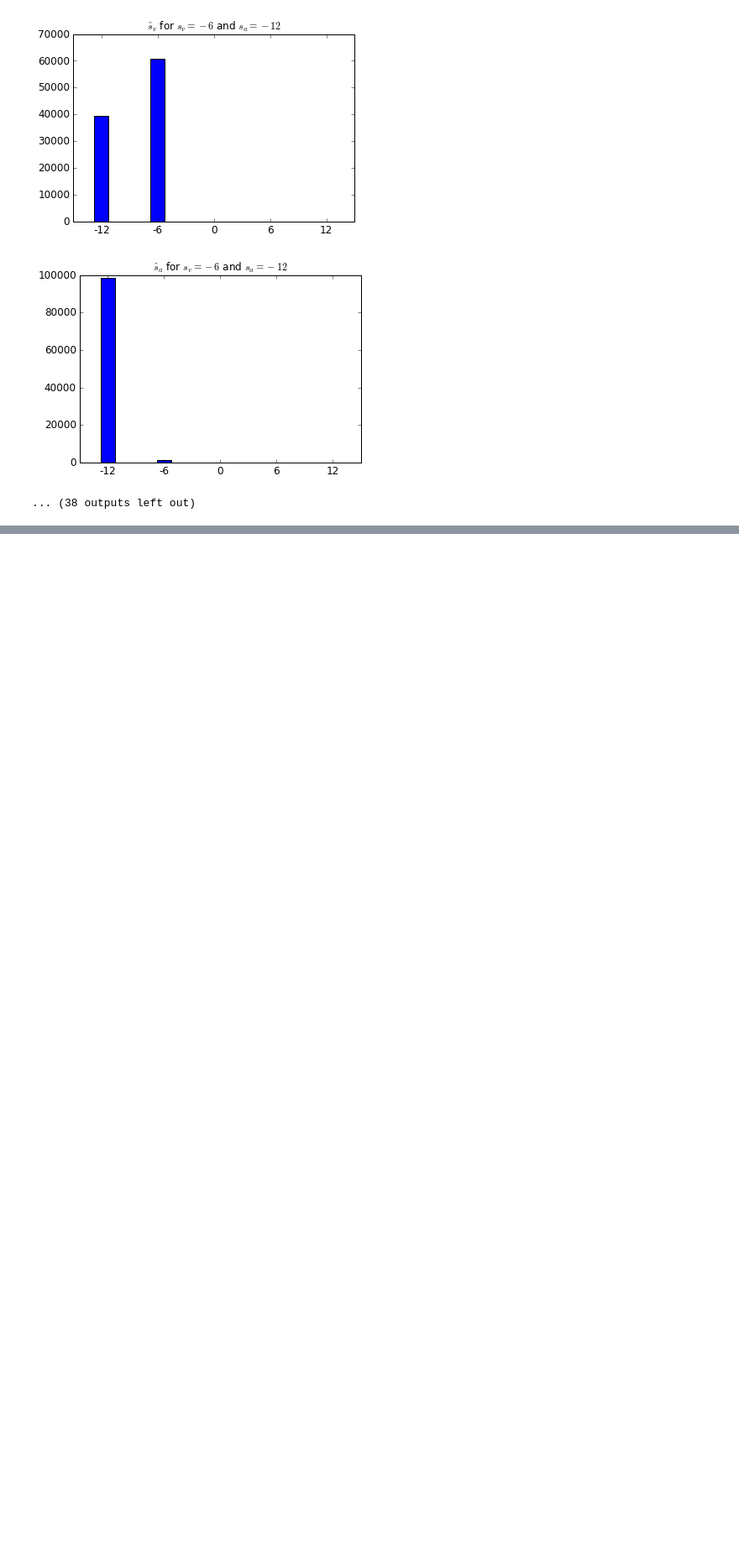
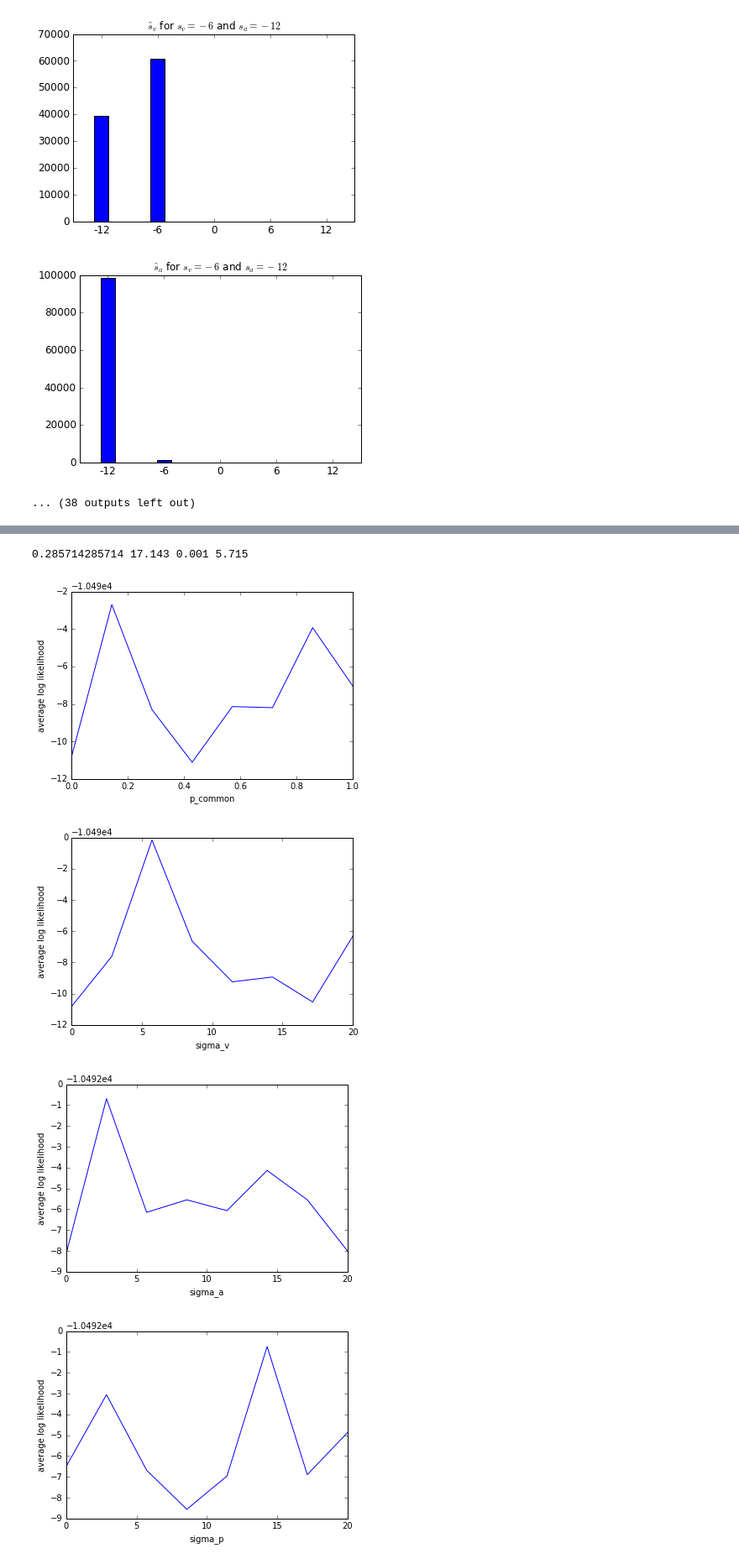
Before and after one commit to erensezener/bayes_is_the_way, a Jupyter notebook: notebook.ipynb, the cells around one changed output, grey strips where cells are left out. Shown at 84% size. Saved outputs shown, nothing was run; the diff lists cells and outputs as text; code cells hidden in the pictures; blank space fills up the shorter version.

```diff
--- a/notebook.ipynb
+++ b/notebook.ipynb
@@ -323,0 +440,53 @@ s_as[np.logical_not(is_class_1)] = s_samples[np.logical_not(is_class_1), 1]
+# %%
+dim = 8
+p_commons = np.linspace(0,1,dim)
+sigma_vs = np.linspace(0.001, 20, dim)
+sigma_as = np.linspace(0.001, 20, dim)
+sigma_ps = np.linspace(0.001, 20, dim)
+
+log_likelihoods = np.zeros((dim,dim,dim,dim))
+
+for (i_0, p_common), (i_1, sigma_v), (i_2, sigma_a), (i_3, sigma_p) in product(enumerate(p_commons), enumerate(sigma_vs), enumerate(sigma_as), enumerate(sigma_ps)):
+    params = lambda: None
+    params.p_common = p_common
+    params.sigma_v = sigma_v
+    params.sigma_a = sigma_a
+    params.sigma_p = sigma_p
+    params.mu_p = 0
+
+    a = time.time()
+    log_likelihoods[i_0, i_1, i_2, i_3] = calculate_log_likelihood(s_vs_discrete, s_as_discrete, estimated_s_vs_index, estimated_s_as_index, true_params)
+
+best_is = np.unravel_index(log_likelihoods.argmax(), log_likelihoods.shape)
+print(p_commons[best_is[0]], sigma_vs[best_is[1]], sigma_as[best_is[2]], sigma_ps[best_is[3]])
+log_likelihoods.dump('log_likelihoods.dump')
+
+
+plt.plot(p_commons, np.apply_over_axes(np.mean, log_likelihoods, (1, 2,3)).flatten())
+plt.xlabel('p_common')
+plt.ylabel('average log likelihood')
+plt.show()
+
+
+plt.plot(sigma_vs, np.apply_over_axes(np.mean, log_likelihoods, (0, 2,3)).flatten())
+plt.xlabel('sigma_v')
+plt.ylabel('average log likelihood')
+plt.show()
+
+
+plt.plot(sigma_as, np.apply_over_axes(np.mean, log_likelihoods, (0, 1,3)).flatten())
+plt.xlabel('sigma_a')
+plt.ylabel('average log likelihood')
+plt.show()
+
+
+plt.plot(sigma_ps, np.apply_over_axes(np.mean, log_likelihoods, (0,1, 2)).flatten())
+plt.xlabel('sigma_p')
+plt.ylabel('average log likelihood')
+plt.show()
+# %% [output]
+0.285714285714 17.143 0.001 5.715
+[figure, added]
+[figure, added]
+[figure, added]
+[figure, added]
```
Also changed, not shown: parts of 9 cells of this notebook, 4 other files.
